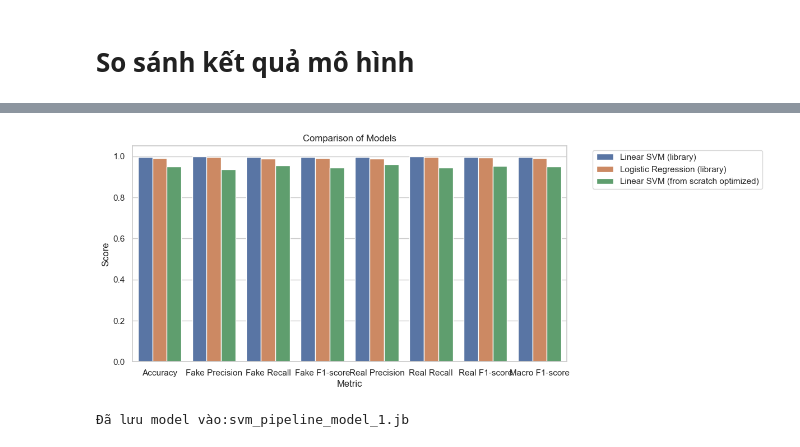
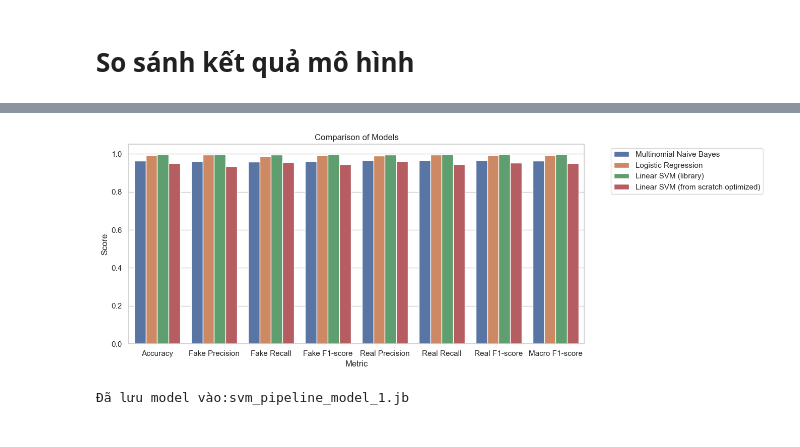
Before and after one commit to dtcls/ML, a Jupyter notebook: Main/FakeNewDetection.ipynb, the cells around one changed output, grey strips where cells are left out. Cells and saved outputs as stored; diff of their text form; code cells hidden in the pictures.

```diff
--- a/Main/FakeNewDetection.ipynb
+++ b/Main/FakeNewDetection.ipynb
@@ -366,0 +803,24 @@ plt.show()
+# %%
+naive_bayes_pipeline = Pipeline([
+    ('tfidf', TfidfVectorizer(
+        max_features=20000,
+        ngram_range=(1, 2),
+        min_df=2,
+        max_df=0.95,
+        sublinear_tf=True
+    )),
+    ('nb', MultinomialNB(alpha=0.1))
+])
+
+naive_bayes_pipeline.fit(x_train, y_train)
+
+y_pred_naive_bayes = naive_bayes_pipeline.predict(x_test)
+
+print("Result of Logistic Regression:")
+print(classification_report(
+    y_test,
+    y_pred_naive_bayes,
+    target_names=['Fake', 'Real'],
+    zero_division=0,
+    digits=6
+))
@@ -836,8 +957,9 @@ def collect_binary_metrics(model_name, y_true, y_pred):
     }
 
 comparison_results = pd.DataFrame([
+    collect_binary_metrics("Multinomial Naive Bayes", y_test, y_pred_naive_bayes),
+    collect_binary_metrics("Logistic Regression", y_test, y_pred_logistic),
     collect_binary_metrics("Linear SVM (library)", y_test, y_pred_best_svm),
-    collect_binary_metrics("Logistic Regression (library)", y_test, y_pred_logistic),
     collect_binary_metrics("Linear SVM (from scratch optimized)", y_test, y_pred_svm_scratch)
 ])
 
@@ -850,17 +973,18 @@ comparison_results
 # %%
 plt.figure(figsize=(10, 5))
 sns.barplot(
     data=comparison_results.melt(id_vars="Model", var_name="Metric", value_name="Score"),
     x="Metric",
     y="Score",
     hue="Model"
 )
 plt.title("Comparison of Models")
+plt.tight_layout()
 plt.ylim(0, 1.05)
 plt.legend(bbox_to_anchor=(1.05, 1), loc="upper left")
 plt.show()
 # %% [output]
-[figure, old version]
+[figure, new version]
 # %%
 # Lưu model SVM tốt nhất, gồm cả TF-IDF + LinearSVC
 joblib.dump(best_svm_model, "svm_pipeline_model_1.jb")
```
Also changed, not shown: parts of 34 cells of this notebook.
